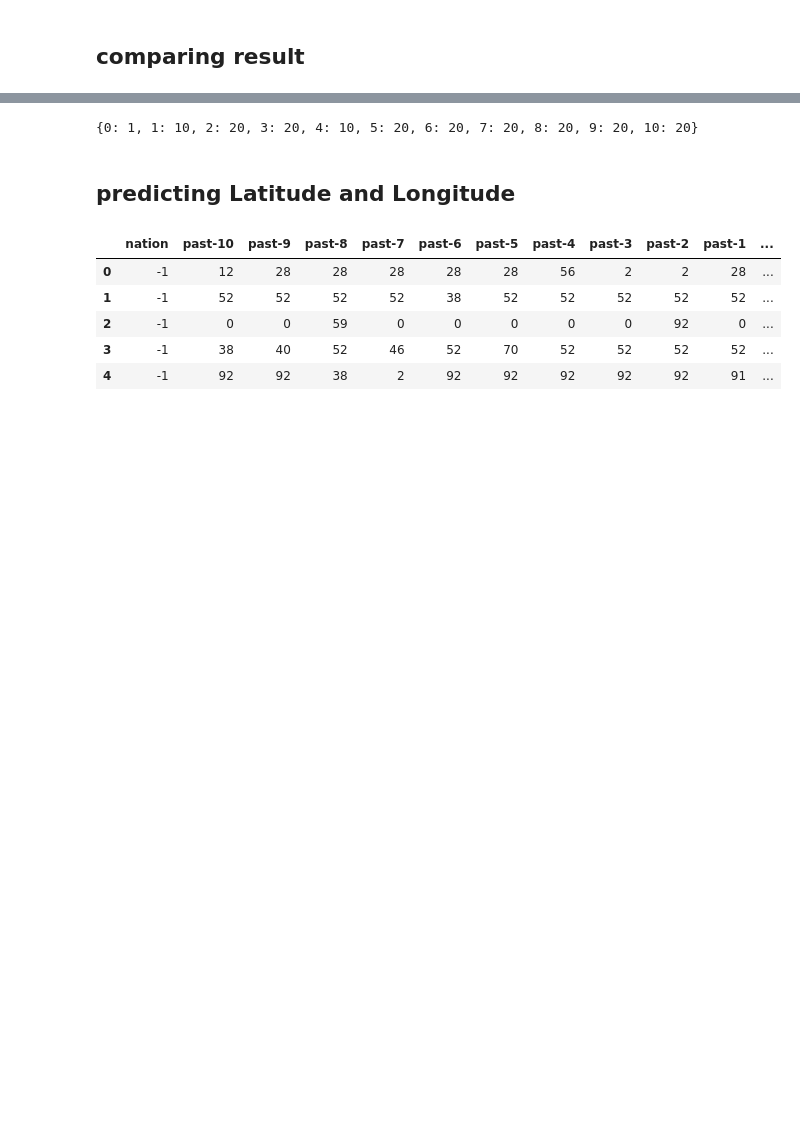
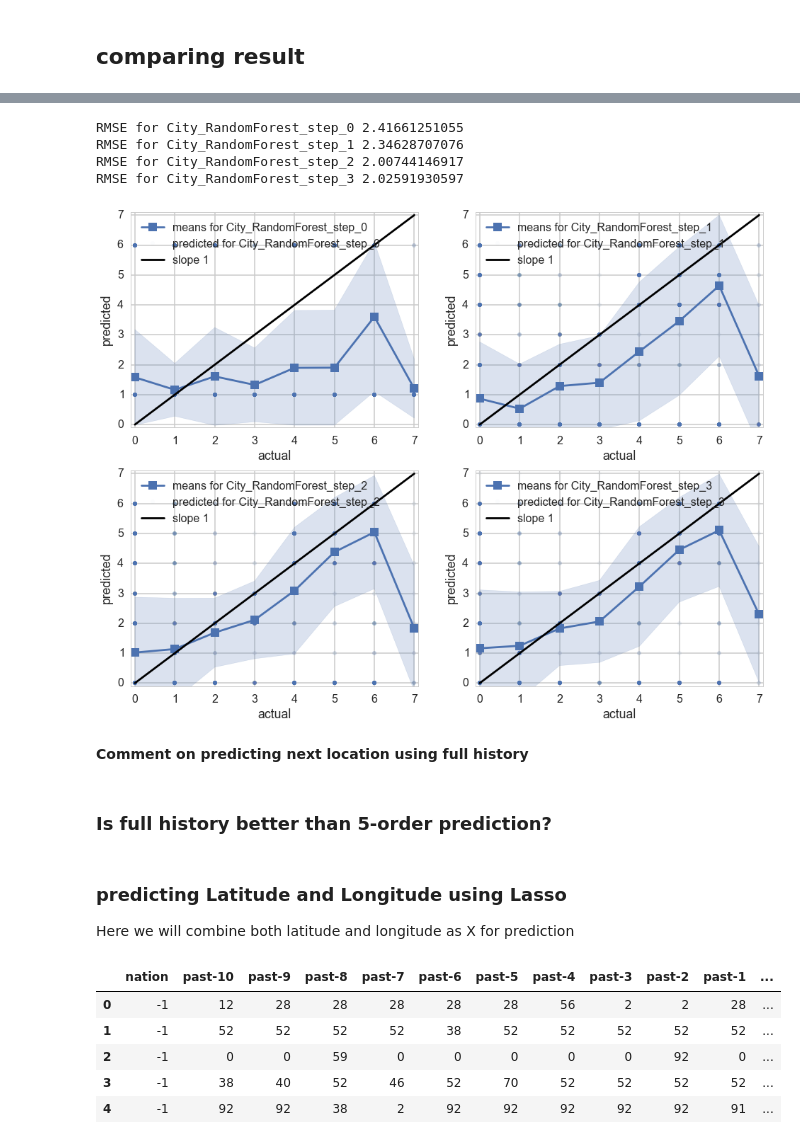
Before and after one commit to Firenze11/location_intelligence, a Jupyter notebook: FinalProject_Part2_Modeling.ipynb, the cells around one changed output, grey strips where cells are left out. Cells and saved outputs as stored; diff of their text form; code cells hidden in the pictures; blank space fills up the shorter version.

```diff
--- a/FinalProject_Part2_Modeling-Copy2.ipynb
+++ b/FinalProject_Part2_Modeling.ipynb
@@ -653,5 +1090,2 @@ array([ 0.])
 # %% [markdown]
 ## comparing result
-# %%
-aimstep=1
-compare_results(ytest_ct[aimstep], ytest_ct_pred[aimstep], model="City_RandomForest_step_0", predicteds=True);
@@ -663,20 +1091,0 @@ RMSE for City_RandomForest_step_0 2.34628707076
-# %%
-accdict_tower={}
-aimsteps = range(11)
-trees = [1, 5, 10, 20]
-for aimstep in aimsteps:
-    Xtrain_tower = get_X_history(aimstep=aimstep, Fdict=French, Sdict=Spanish, Fkey=Ftrkey, Skey=Strkey, tower=True)
-    Xcv_tower = get_X_history(aimstep=aimstep, Fdict=French, Sdict=Spanish, Fkey=Fcvkey, Skey=Scvkey, tower=True)
-    ytrain_tower = get_y_history(aimstep=aimstep, Fdict=French, Sdict=Spanish, Fkey=Ftrkey, Skey=Strkey, tower=True)
-    ycv_tower = get_y_history(aimstep=aimstep, Fdict=French, Sdict=Spanish, Fkey=Fcvkey, Skey=Scvkey, tower=True)
-    #Xtest_ct = get_X(order=order, Fdict=French, Sdict=Spanish, Fkey=Ftestkey, Skey=Stestkey, city=True)
-    for tree in trees:
-        print aimstep, tree
-        clfForest1_tower = RandomForestClassifier(n_estimators=tree)
-        clfForest1_tower.fit(Xtrain_tower, ytrain_tower)
-        ypredcv1_tower = clfForest1_tower.predict(Xcv_tower)
-        suc = sum((np.array(ypredcv1_tower)-np.array(ycv_tower))==0)*1./len(ycv_tower)
-        if aimstep in accdict_tower.keys():
-            accdict_tower[aimstep].update({tree: suc})
-        else:
-            accdict_tower.update({aimstep:{tree: suc}})
@@ -701,3 +1092,3 @@ for aimstep in aimsteps:
 # %%
-with open('tempdata/ML_4/accdict_tower.p', 'w') as of15:
-    pickle.dump(accdict_tower, of15)
+with open("tempdata/ML_4/clfForest_ct.p","r") as offull1:
+    clfForest_ct=pickle.load(offull1)
@@ -728,6 +1095,5 @@ for key in accdict.keys():
-# %%
-maxtup_tower
-# %% [output]
-{0: 1, 1: 10, 2: 20, 3: 20, 4: 10, 5: 20, 6: 20, 7: 20, 8: 20, 9: 20, 10: 20}
-# %% [markdown]
-## predicting Latitude and Longitude
+# %%
+with open("tempdata/ML_4/ytest_ct.p","r") as offull2:
+    ytest_ct=pickle.load(offull2)
+with open("tempdata/ML_4/ytest_ct_pred.p","r") as offull3:
+    ytest_ct_pred=pickle.load(offull3)
@@ -734,3 +1148,21 @@ maxtup_tower
+# %%
+fig, axes = plt.subplots(figsize=(16, 12), nrows=2, ncols=2, tight_layout=False)
+for ax, aimstep in zip(axes.ravel(), range(4)):
+    compare_results(ytest_ct[aimstep], ytest_ct_pred[aimstep], model="City_RandomForest_step_"+str(aimstep), predicteds=True, axis=ax);
+# %% [output]
+RMSE for City_RandomForest_step_0 2.41661251055
+RMSE for City_RandomForest_step_1 2.34628707076
+RMSE for City_RandomForest_step_2 2.00744146917
+RMSE for City_RandomForest_step_3 2.02591930597
+[figure, added]
+# %% [markdown]
+**Comment on predicting next location using full history**
+# %% [markdown]
+### Is full history better than 5-order prediction?
+# %% [markdown]
+### predicting Latitude and Longitude using Lasso
+
+Here we will combine both latitude and longitude as X for prediction
 # %%
 pd.concat([Xtrain_tower, Xtrain_ct], axis=1).head()
 # %% [output]
```
Also changed, not shown: parts of 84 cells of this notebook.
